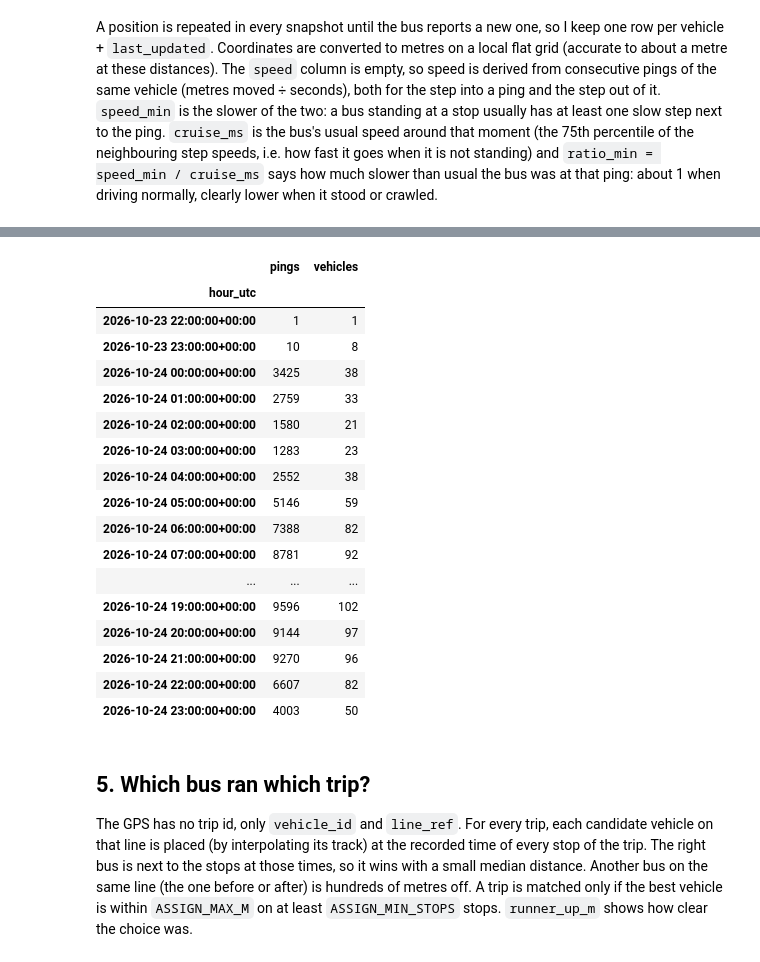
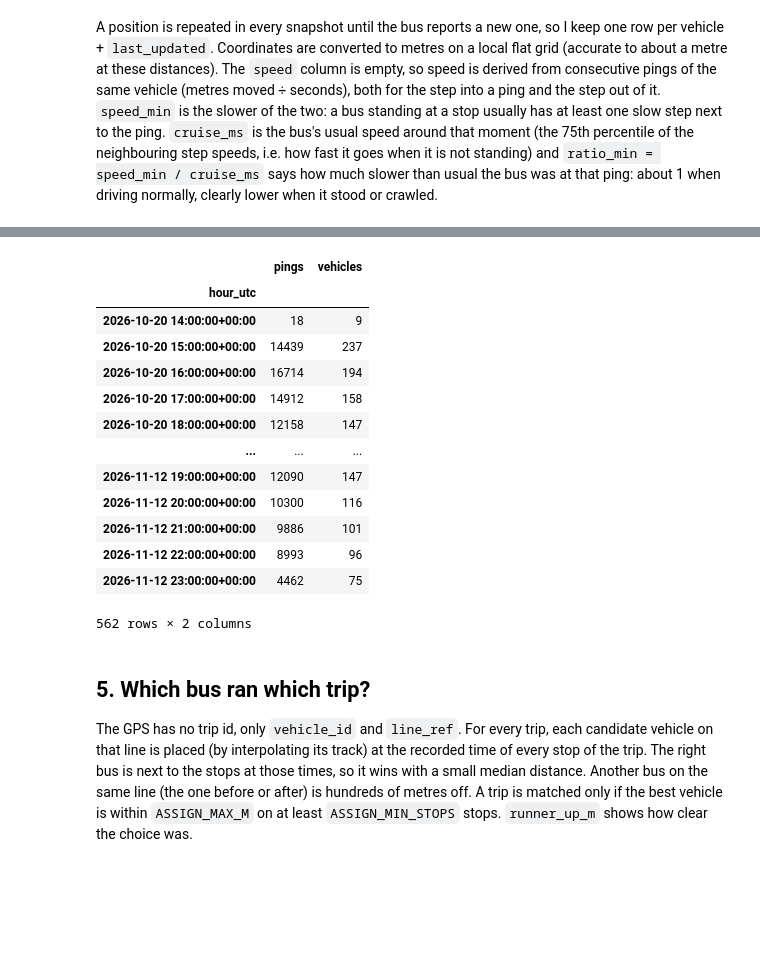
Before and after one commit to syedsakib452/Entur-Buspulse, a Jupyter notebook: analysis/notebooks/silver/research/analyzing_parquet_files_v6.ipynb, the cells around one changed output, grey strips where cells are left out. Saved outputs shown, nothing was run; the diff lists cells and outputs as text; code cells hidden in the pictures; blank space fills up the shorter version.

```diff
--- a/analysis/notebooks/silver/research/analyzing_parquet_files_v6.ipynb
+++ b/analysis/notebooks/silver/research/analyzing_parquet_files_v6.ipynb
@@ -184,22 +190,13 @@ service-date labels in the feed: ['2026-10-24', '2026-10-25', '2026-10-26', '202
 # %%
-KEY = ["data_frame_ref", "journey_ref", "stop_order"]      # one real call = this key
-ACTUALS = ["actual_arrival", "actual_departure"]
-
-et["stop_order"] = pd.to_numeric(et["stop_order"], errors="coerce")
-et = et.dropna(subset=KEY + ["stop_ref"]).copy()
-et["stop_order"] = et["stop_order"].astype("int64")
-for c in ACTUALS:                                          # blank strings are not NaN
-    et[c] = et[c].mask(et[c].astype("string").str.strip().eq(""))
-
 et = et.sort_values("snapshot_time", kind="stable")
 g = et.groupby(KEY, sort=False)
 latest = et.drop_duplicates(KEY, keep="last").set_index(KEY)
-last_actuals = g[ACTUALS].last().reindex(latest.index)     # newest non-empty actual per call
+last_actuals = g[ACTUALS].last().reindex(latest.index)
 latest[ACTUALS] = latest[ACTUALS].fillna(last_actuals)
-latest["n_snapshots"] = g.size().reindex(latest.index).to_numpy()
+latest["n_snapshots"] = g["n_snapshots"].sum().reindex(latest.index).to_numpy()
 visits = latest.reset_index()
-n_rows = len(et)
-del et, g, latest, last_actuals
+n_rows = total_valid_snapshot_rows
+del et, g, latest, last_actuals, et_parts
 gc.collect()
 print(f"{n_rows:,} snapshot rows -> {len(visits):,} distinct calls")
 
@@ -313,12 +319,15 @@ Only `observed` calls go on to the GPS test: the recorded time is what lets us f
 
 A position is repeated in every snapshot until the bus reports a new one, so I keep one row per vehicle + `last_updated`. Coordinates are converted to metres on a local flat grid (accurate to about a metre at these distances). The `speed` column is empty, so speed is derived from consecutive pings of the same vehicle (metres moved ÷ seconds), both for the step into a ping and the step out of it. `speed_min` is the slower of the two: a bus standing at a stop usually has at least one slow step next to the ping. `cruise_ms` is the bus's usual speed around that moment (the 75th percentile of the neighbouring step speeds, i.e. how fast it goes when it is not standing) and `ratio_min = speed_min / cruise_ms` says how much slower than usual the bus was at that ping: about 1 when driving normally, clearly lower when it stood or crawled.
 # %%
-speed_raw = pd.to_numeric(pd.read_parquet(pq_path("vehicle_positions"), columns=["speed"])["speed"], errors="coerce")
+vp_files = pq_paths("vehicle_positions")
+if not vp_files:
+    raise FileNotFoundError("No vehicle_positions parquet files were found for the selected dates")
+vp = ds.dataset([str(path) for path in vp_files], format="parquet").to_table(columns=[
+    "snapshot_time", "vehicle_id", "last_updated", "line_ref", "latitude", "longitude", "speed"]).to_pandas()
+speed_raw = pd.to_numeric(vp["speed"], errors="coerce")
 print(f"speed values present in the raw file: {speed_raw.notna().sum():,} of {len(speed_raw):,}")
 del speed_raw
-
-vp = pd.read_parquet(pq_path("vehicle_positions"),
-                     columns=["snapshot_time", "vehicle_id", "last_updated", "line_ref", "latitude", "longitude"])
+vp = vp.drop(columns="speed")
 n_raw = len(vp)
 snap = pd.to_datetime(vp["snapshot_time"], utc=True)
 upd = pd.to_datetime(vp["last_updated"], format="ISO8601", utc=True, errors="coerce")
@@ -328,6 +337,7 @@ for c in ["latitude", "longitude"]:
 vp = vp.dropna(subset=["vehicle_id", "line_ref", "latitude", "longitude", "ts"])
 vp = vp.sort_values("snapshot_time").drop_duplicates(["vehicle_id", "ts"], keep="last")
 vp["t"] = (vp["ts"] - EPOCH).dt.total_seconds()
+vp["speed_day"] = vp["ts"].dt.floor("D")
 vp = vp.sort_values(["vehicle_id", "t"]).reset_index(drop=True)
 
 # metres on a flat local grid
@@ -343,18 +353,18 @@ def to_xy(lat, lon):
 vp["x"], vp["y"] = to_xy(vp["latitude"], vp["longitude"])
 
 # derived speed (m/s)
-gv = vp.groupby("vehicle_id", sort=False)
+gv = vp.groupby(["vehicle_id", "speed_day"], sort=False)
 dt = gv["t"].diff()
 step = np.hypot(gv["x"].diff(), gv["y"].diff())
 speed_in = (step / dt).where((dt >= MIN_DT_S) & (dt <= MAX_GAP_S))
 vp["speed_in"] = speed_in
-vp["speed_out"] = speed_in.groupby(vp["vehicle_id"]).shift(-1)
+vp["speed_out"] = speed_in.groupby([vp["vehicle_id"], vp["speed_day"]]).shift(-1)
 vp["speed_min"] = np.fmin(vp["speed_in"], vp["speed_out"])
-vp["cruise_ms"] = vp.groupby("vehicle_id", sort=False)["speed_in"].transform(
+vp["cruise_ms"] = vp.groupby(["vehicle_id", "speed_day"], sort=False)["speed_in"].transform(
     lambda s: s.rolling(CRUISE_WIN, center=True, min_periods=5).quantile(CRUISE_Q))
 vp["ratio_min"] = (vp["speed_min"] / vp["cruise_ms"]).where(vp["cruise_ms"] >= MIN_CRUISE_MS)
 
-print(f"{n_raw:,} raw rows -> {len(vp):,} distinct positions | {vp['vehicle_id'].nunique():,} vehicles | {vp['line_ref'].nunique():,} lines")
+print(f"{n_raw:,} raw rows across {len(DATA_DAYS)} days -> {len(vp):,} distinct positions | {vp['vehicle_id'].nunique():,} vehicles | {vp['line_ref'].nunique():,} lines")
 print("positions from", vp["ts"].min(), "to", vp["ts"].max())
 print(f"line_ref found in GTFS route_id: {vp['line_ref'].isin(routes['route_id']).mean():.1%}")
 print("\nseconds between positions of the same vehicle:")
@@ -386,23 +396,19 @@ pings with a usable ratio to the bus's usual speed: 92.1%
 
 GPS coverage per hour (look for holes):
 |  | pings | vehicles |
 | hour_utc |  |  |
-| 2026-10-23 22:00:00+00:00 | 1 | 1 |
-| 2026-10-23 23:00:00+00:00 | 10 | 8 |
-| 2026-10-24 00:00:00+00:00 | 3425 | 38 |
-| 2026-10-24 01:00:00+00:00 | 2759 | 33 |
-| 2026-10-24 02:00:00+00:00 | 1580 | 21 |
-| 2026-10-24 03:00:00+00:00 | 1283 | 23 |
-| 2026-10-24 04:00:00+00:00 | 2552 | 38 |
-| 2026-10-24 05:00:00+00:00 | 5146 | 59 |
-| 2026-10-24 06:00:00+00:00 | 7388 | 82 |
-| 2026-10-24 07:00:00+00:00 | 8781 | 92 |
+| 2026-10-20 14:00:00+00:00 | 18 | 9 |
+| 2026-10-20 15:00:00+00:00 | 14439 | 237 |
+| 2026-10-20 16:00:00+00:00 | 16714 | 194 |
+| 2026-10-20 17:00:00+00:00 | 14912 | 158 |
+| 2026-10-20 18:00:00+00:00 | 12158 | 147 |
 | ... | ... | ... |
-| 2026-10-24 19:00:00+00:00 | 9596 | 102 |
-| 2026-10-24 20:00:00+00:00 | 9144 | 97 |
-| 2026-10-24 21:00:00+00:00 | 9270 | 96 |
-| 2026-10-24 22:00:00+00:00 | 6607 | 82 |
-| 2026-10-24 23:00:00+00:00 | 4003 | 50 |
+| 2026-11-12 19:00:00+00:00 | 12090 | 147 |
+| 2026-11-12 20:00:00+00:00 | 10300 | 116 |
+| 2026-11-12 21:00:00+00:00 | 9886 | 101 |
+| 2026-11-12 22:00:00+00:00 | 8993 | 96 |
+| 2026-11-12 23:00:00+00:00 | 4462 | 75 |
+562 rows × 2 columns
 # %% [markdown]
 ## 5. Which bus ran which trip?
 
```
Also changed, not shown: parts of 21 cells of this notebook, 9 other files.
